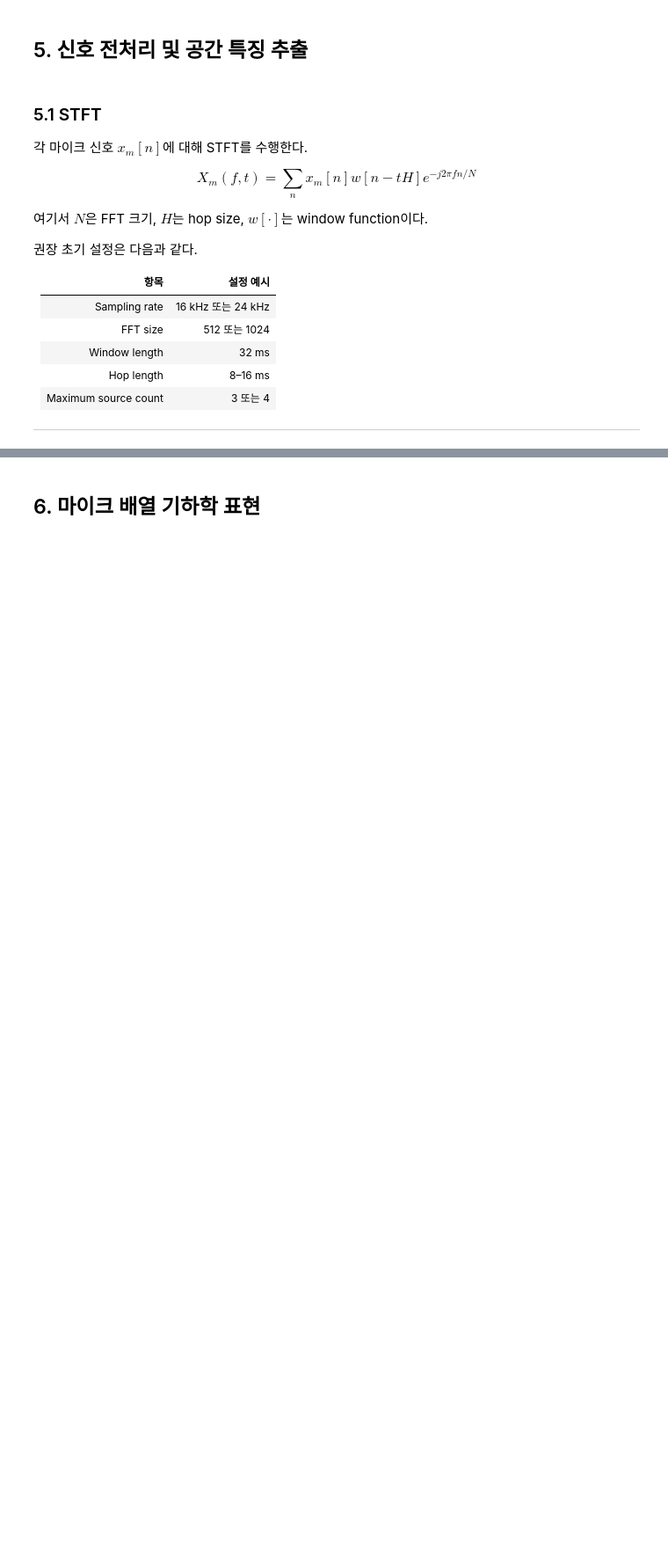
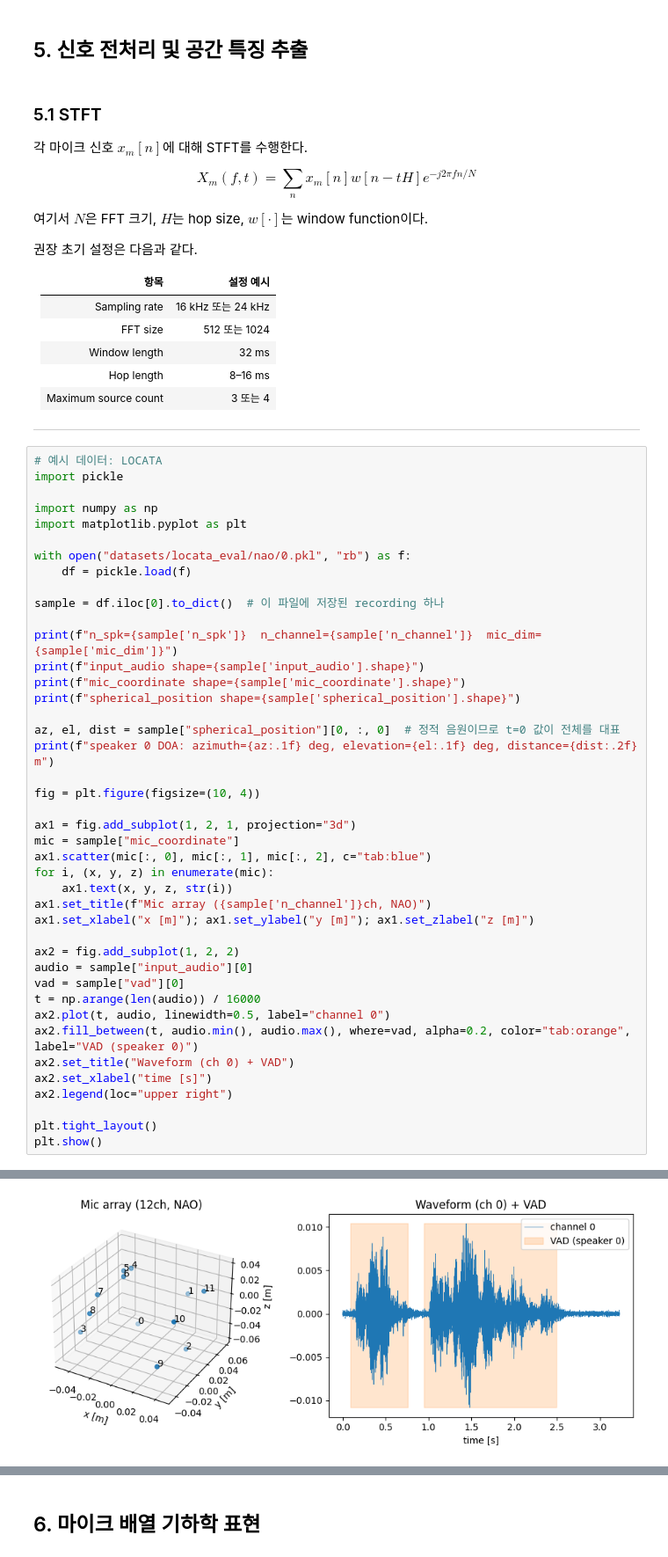
Before and after one commit to k-hyeon02/Physset, a Jupyter notebook: guide.ipynb, the cells around one changed output, grey strips where cells are left out. Shown at 88% size. Drawn from its saved outputs; the diff is of its cells as text; blank space fills up the shorter version.

```diff
--- a/guide.ipynb
+++ b/guide.ipynb
@@ -206,3 +203,46 @@ $$
 | Maximum source count | 3 또는 4 |
 
 ---
+# %%
+# 예시 데이터: LOCATA
+import pickle
+
+import numpy as np
+import matplotlib.pyplot as plt
+
+with open("datasets/locata_eval/nao/0.pkl", "rb") as f:
+    df = pickle.load(f)
+
+sample = df.iloc[0].to_dict()  # 이 파일에 저장된 recording 하나
+
+print(f"n_spk={sample['n_spk']}  n_channel={sample['n_channel']}  mic_dim={sample['mic_dim']}")
+print(f"input_audio shape={sample['input_audio'].shape}")
+print(f"mic_coordinate shape={sample['mic_coordinate'].shape}")
+print(f"spherical_position shape={sample['spherical_position'].shape}")
+
+az, el, dist = sample["spherical_position"][0, :, 0]  # 정적 음원이므로 t=0 값이 전체를 대표
+print(f"speaker 0 DOA: azimuth={az:.1f} deg, elevation={el:.1f} deg, distance={dist:.2f} m")
+
+fig = plt.figure(figsize=(10, 4))
+
+ax1 = fig.add_subplot(1, 2, 1, projection="3d")
+mic = sample["mic_coordinate"]
+ax1.scatter(mic[:, 0], mic[:, 1], mic[:, 2], c="tab:blue")
+for i, (x, y, z) in enumerate(mic):
+    ax1.text(x, y, z, str(i))
+ax1.set_title(f"Mic array ({sample['n_channel']}ch, NAO)")
+ax1.set_xlabel("x [m]"); ax1.set_ylabel("y [m]"); ax1.set_zlabel("z [m]")
+
+ax2 = fig.add_subplot(1, 2, 2)
+audio = sample["input_audio"][0]
+vad = sample["vad"][0]
+t = np.arange(len(audio)) / 16000
+ax2.plot(t, audio, linewidth=0.5, label="channel 0")
+ax2.fill_between(t, audio.min(), audio.max(), where=vad, alpha=0.2, color="tab:orange", label="VAD (speaker 0)")
+ax2.set_title("Waveform (ch 0) + VAD")
+ax2.set_xlabel("time [s]")
+ax2.legend(loc="upper right")
+
+plt.tight_layout()
+plt.show()
+# %% [output]
@@ -209 +254,2 @@ $$
+[figure, added]
 # %%
```
Also changed, not shown: parts of 34 cells of this notebook.
